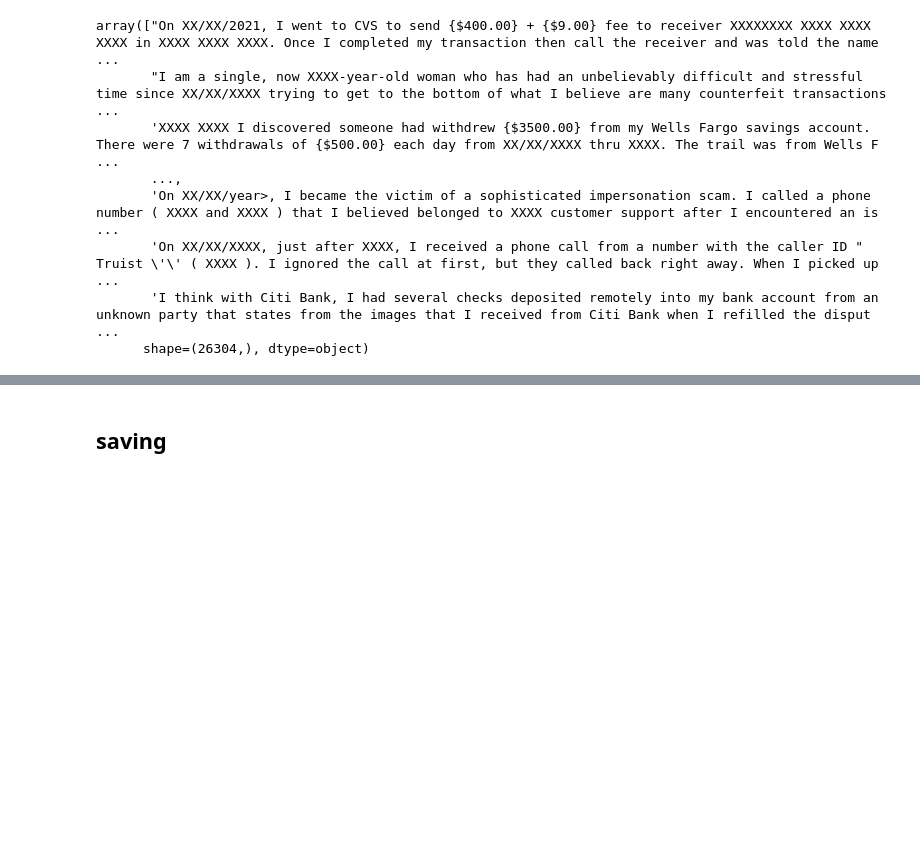
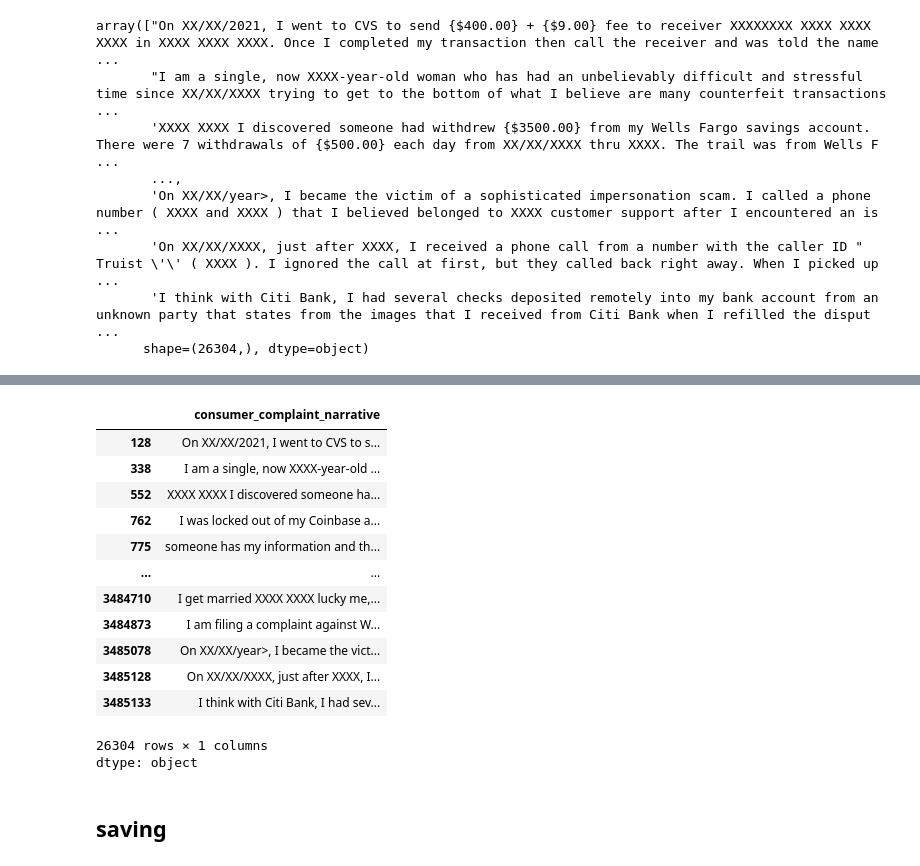
Before and after one commit to laurynjlittle/APST2047_Messy_Data_ML_Project, a Jupyter notebook: NB1_Messy_Data_Dataset_Preprocessing_JL.ipynb, the cells around one changed output, grey strips where cells are left out. Drawn from its saved outputs; the diff is of its cells as text; code cells hidden in the pictures; blank space fills up the shorter version.

```diff
--- a/NB1_Messy_Data_Dataset_Preprocessing_JL.ipynb
+++ b/NB1_Messy_Data_Dataset_Preprocessing_JL.ipynb
@@ -399,3 +460,20 @@ array(["On XX/XX/2021, I went to CVS to send {$400.00} + {$9.00} fee to receiver
+# %%
+fraud_df['consumer_complaint_narrative']
+# %% [output]
+|  | consumer_complaint_narrative |
+| 128 | On XX/XX/2021, I went to CVS to s... |
+| 338 | I am a single, now XXXX-year-old ... |
+| 552 | XXXX XXXX I discovered someone ha... |
+| 762 | I was locked out of my Coinbase a... |
+| 775 | someone has my information and th... |
+| ... | ... |
+| 3484710 | I get married XXXX XXXX lucky me,... |
+| 3484873 | I am filing a complaint against W... |
+| 3485078 | On XX/XX/year>, I became the vict... |
+| 3485128 | On XX/XX/XXXX, just after XXXX, I... |
+| 3485133 | I think with Citi Bank, I had sev... |
+26304 rows × 1 columns
+dtype: object
 # %% [markdown]
 ## saving
 # %%
```
Also changed, not shown: parts of 5 cells of this notebook.
